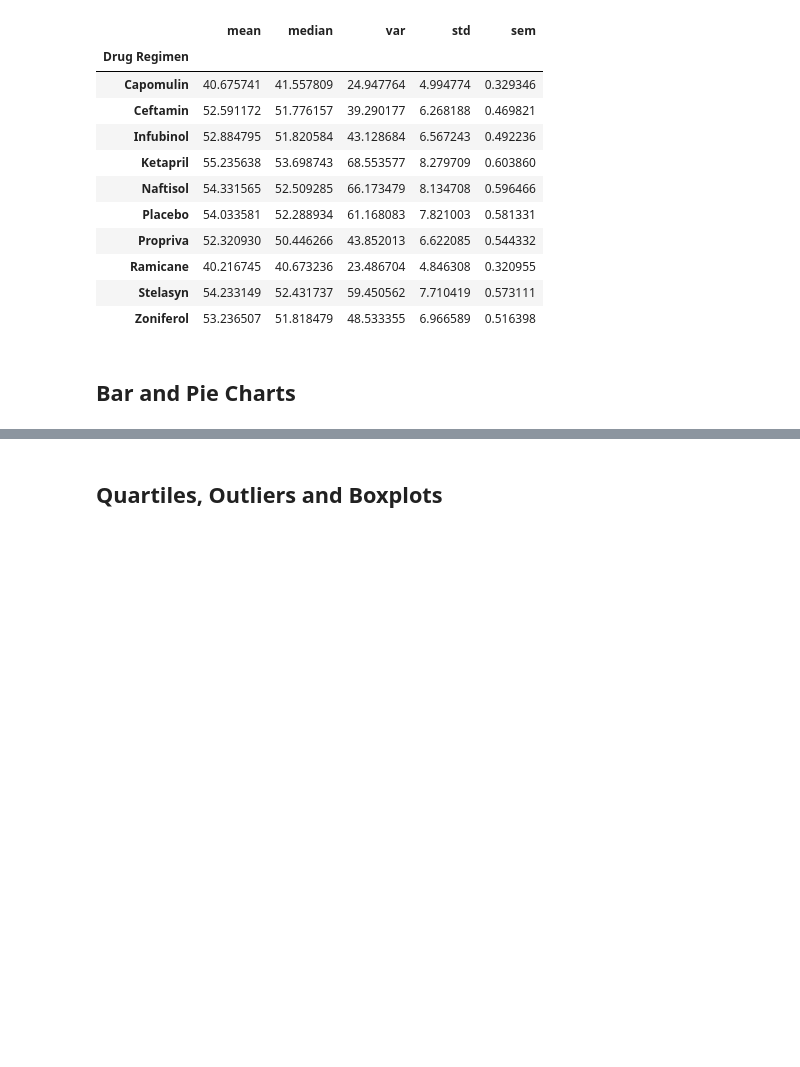
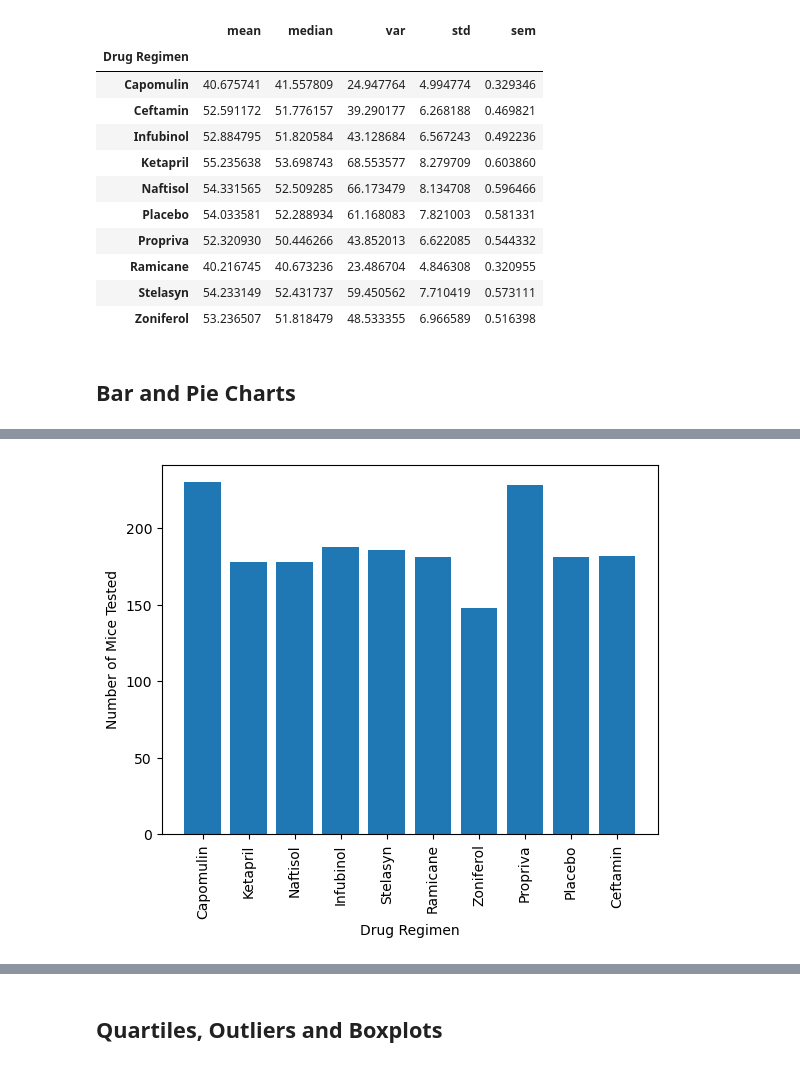
Before and after one commit to john7john/Matplotlib-challenge, a Jupyter notebook: module_5_starter_code/Pymaceuticals/pymaceuticals_starter.ipynb, the cells around one changed output, grey strips where cells are left out. Cells and saved outputs as stored; diff of their text form; code cells hidden in the pictures; blank space fills up the shorter version.

```diff
--- a/module_5_starter_code/Pymaceuticals/pymaceuticals_starter.ipynb
+++ b/module_5_starter_code/Pymaceuticals/pymaceuticals_starter.ipynb
@@ -149,4 +157,15 @@ summ2
 # %%
 # Generate a bar plot showing the total number of timepoints for all mice tested for each drug regimen using pyplot.
+drug = cleandf["Drug Regimen"].drop_duplicates()
+xaxis = np.arange(0,len(drug))
+tickl = [x for x in xaxis]
+
+plt.bar(xaxis,mice_med)
+plt.xticks(tickl,drug,rotation="vertical")
+plt.xlabel("Drug Regimen")
+plt.ylabel("Number of Mice Tested")
+plt.show()
+# %% [output]
+[figure, added]
 # %%
 # Generate a pie plot showing the distribution of female versus male mice using Pandas
```
Also changed, not shown: parts of 8 cells of this notebook.
